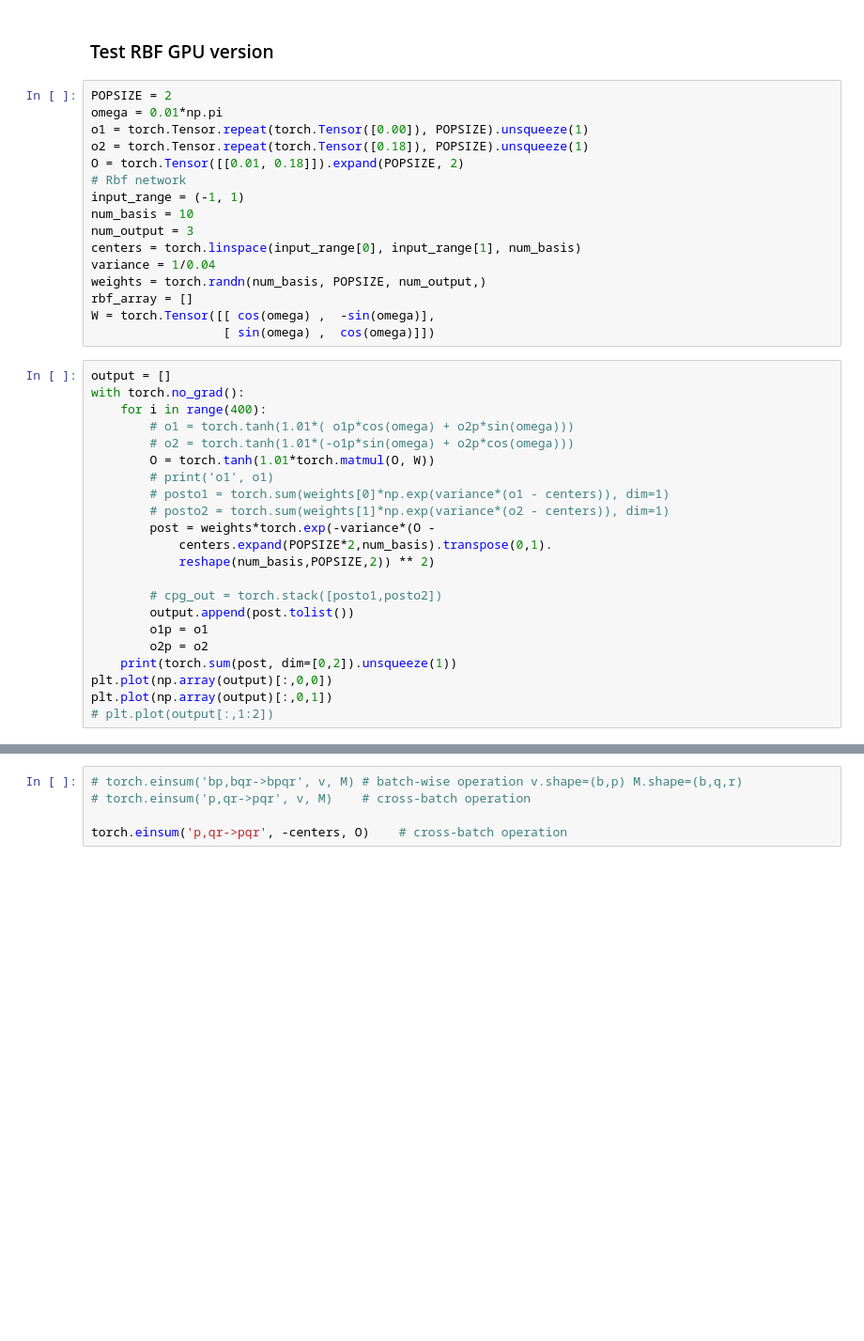
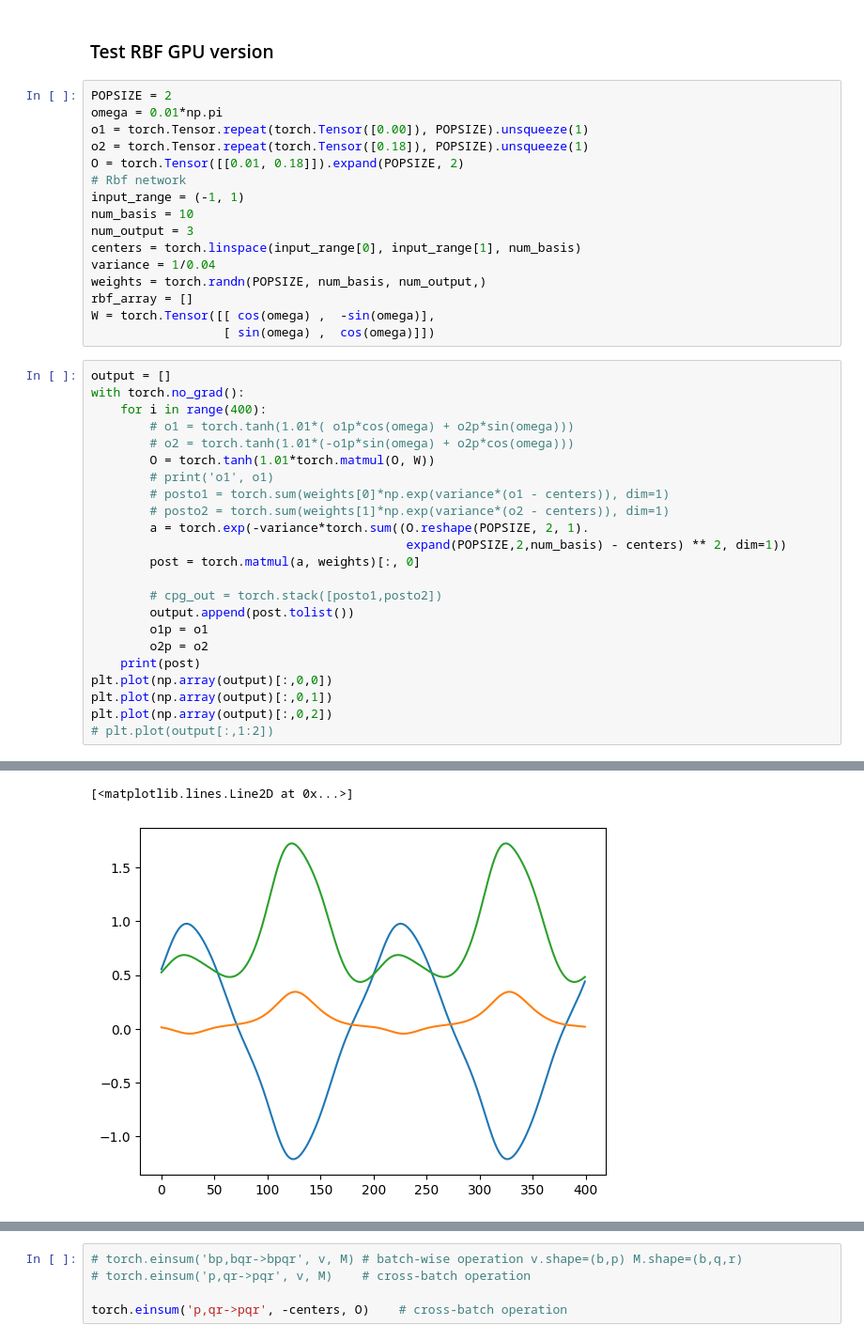
Before and after one commit to Leung555/OmniIsaacGymEnvs, a Jupyter notebook: omniisaacgymenvs/ES/notebook.ipynb, the cells around one changed output, grey strips where cells are left out. Shown: that part at 94% size. Drawn from its saved outputs; the diff is of its cells as text; blank space fills up the shorter version.

```diff
--- a/omniisaacgymenvs/ES/notebook.ipynb
+++ b/omniisaacgymenvs/ES/notebook.ipynb
@@ -224,7 +268,7 @@ num_basis = 10
 num_output = 3
 centers = torch.linspace(input_range[0], input_range[1], num_basis)
 variance = 1/0.04
-weights = torch.randn(num_basis, POPSIZE, num_output,)
+weights = torch.randn(POPSIZE, num_basis, num_output,)
 rbf_array = []
 W = torch.Tensor([[ cos(omega) ,  -sin(omega)],
                   [ sin(omega) ,  cos(omega)]])
@@ -238,16 +282,17 @@ with torch.no_grad():
         # print('o1', o1)
         # posto1 = torch.sum(weights[0]*np.exp(variance*(o1 - centers)), dim=1)
         # posto2 = torch.sum(weights[1]*np.exp(variance*(o2 - centers)), dim=1)
-        post = weights*torch.exp(-variance*(O -
-            centers.expand(POPSIZE*2,num_basis).transpose(0,1).
-            reshape(num_basis,POPSIZE,2)) ** 2)
+        a = torch.exp(-variance*torch.sum((O.reshape(POPSIZE, 2, 1).
+                                           expand(POPSIZE,2,num_basis) - centers) ** 2, dim=1))
+        post = torch.matmul(a, weights)[:, 0]
 
         # cpg_out = torch.stack([posto1,posto2])
         output.append(post.tolist())
         o1p = o1
         o2p = o2
-    print(torch.sum(post, dim=[0,2]).unsqueeze(1))
+    print(post)
 plt.plot(np.array(output)[:,0,0])
 plt.plot(np.array(output)[:,0,1])
+plt.plot(np.array(output)[:,0,2])
 # plt.plot(output[:,1:2])
 # %% [output]
@@ -255 +301,3 @@ RuntimeError: The size of tensor a (3) must match the size of tensor b (2) at no
+[<matplotlib.lines.Line2D at 0x...>]
+[figure, added]
 # %%
```
Also changed, not shown: parts of 17 cells of this notebook.
